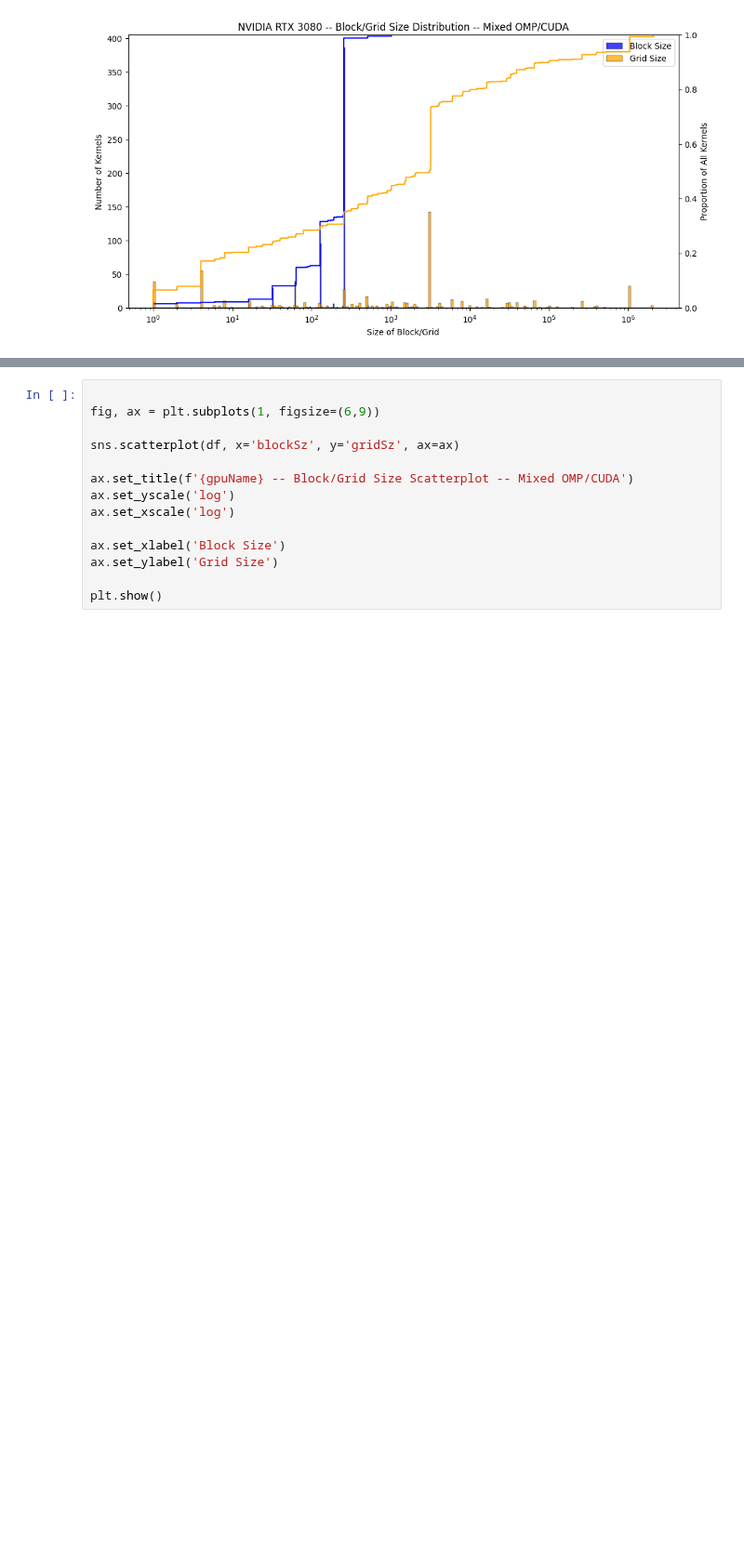
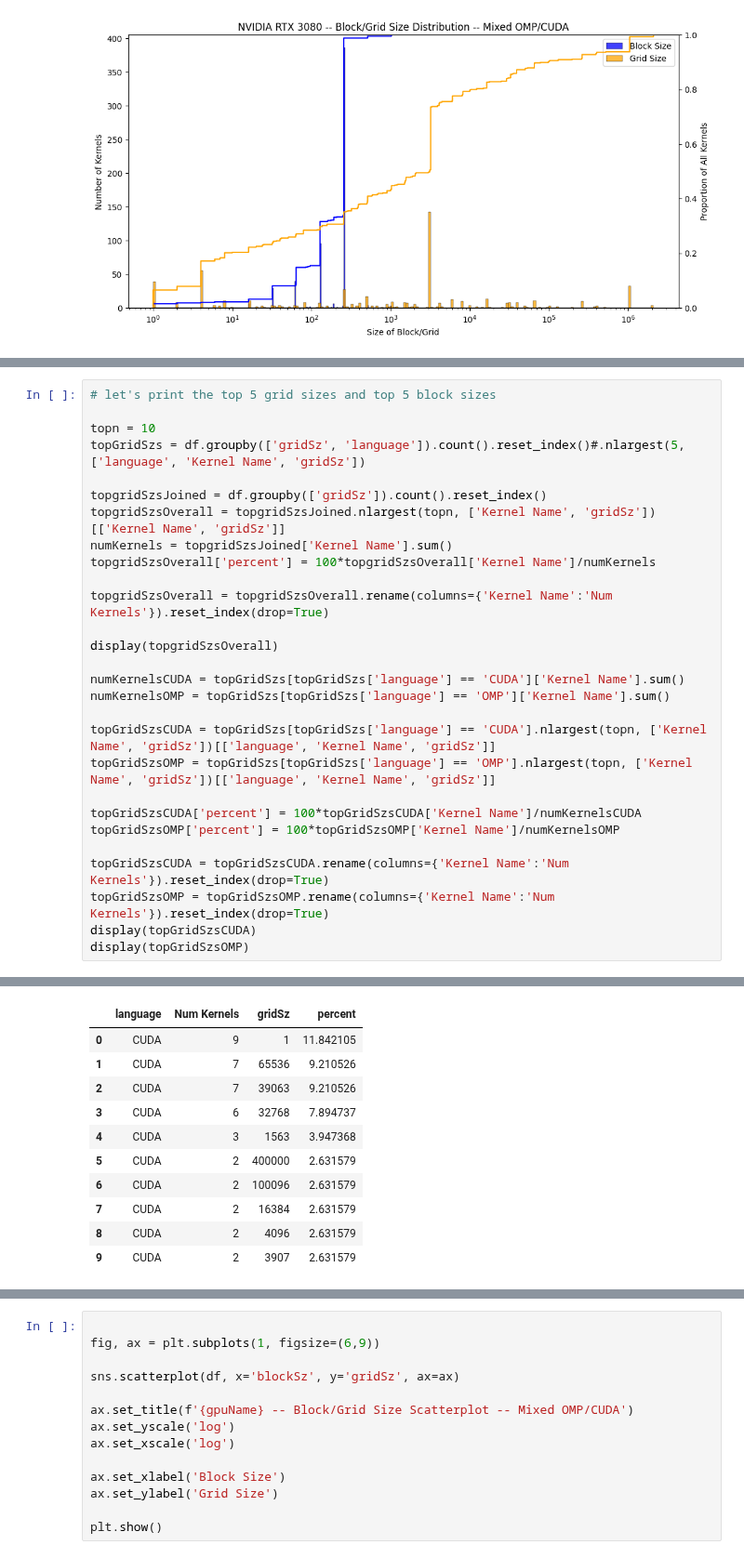
Before and after one commit to Scientific-Computing-Lab/ParallelCodeEstimation, a Jupyter notebook: analysis/visualizeGatheredData-withLaunchData.ipynb, the cells around one changed output, grey strips where cells are left out. Shown at 93% size. Drawn from its saved outputs; the diff is of its cells as text; blank space fills up the shorter version.

```diff
--- a/analysis/visualizeGatheredData-withLaunchData.ipynb
+++ b/analysis/visualizeGatheredData-withLaunchData.ipynb
@@ -496,0 +581,29 @@ plt.show()
+# %%
+# let's print the top 5 grid sizes and top 5 block sizes
+
+topn = 10
+topGridSzs = df.groupby(['gridSz', 'language']).count().reset_index()#.nlargest(5, ['language', 'Kernel Name', 'gridSz'])
+
+topgridSzsJoined = df.groupby(['gridSz']).count().reset_index()
+topgridSzsOverall = topgridSzsJoined.nlargest(topn, ['Kernel Name', 'gridSz'])[['Kernel Name', 'gridSz']]
+numKernels = topgridSzsJoined['Kernel Name'].sum()
+topgridSzsOverall['percent'] = 100*topgridSzsOverall['Kernel Name']/numKernels
+
+topgridSzsOverall = topgridSzsOverall.rename(columns={'Kernel Name':'Num Kernels'}).reset_index(drop=True)
+
+display(topgridSzsOverall)
+
+numKernelsCUDA = topGridSzs[topGridSzs['language'] == 'CUDA']['Kernel Name'].sum()
+numKernelsOMP = topGridSzs[topGridSzs['language'] == 'OMP']['Kernel Name'].sum()
+
+topGridSzsCUDA = topGridSzs[topGridSzs['language'] == 'CUDA'].nlargest(topn, ['Kernel Name', 'gridSz'])[['language', 'Kernel Name', 'gridSz']]
+topGridSzsOMP = topGridSzs[topGridSzs['language'] == 'OMP'].nlargest(topn, ['Kernel Name', 'gridSz'])[['language', 'Kernel Name', 'gridSz']]
+
+topGridSzsCUDA['percent'] = 100*topGridSzsCUDA['Kernel Name']/numKernelsCUDA
+topGridSzsOMP['percent'] = 100*topGridSzsOMP['Kernel Name']/numKernelsOMP
+
+topGridSzsCUDA = topGridSzsCUDA.rename(columns={'Kernel Name':'Num Kernels'}).reset_index(drop=True)
+topGridSzsOMP = topGridSzsOMP.rename(columns={'Kernel Name':'Num Kernels'}).reset_index(drop=True)
+display(topGridSzsCUDA)
+display(topGridSzsOMP)
+# %% [output]
@@ -496,0 +621,11 @@ plt.show()
+|  | language | Num Kernels | gridSz | percent |
+| 0 | CUDA | 9 | 1 | 11.842105 |
+| 1 | CUDA | 7 | 65536 | 9.210526 |
+| 2 | CUDA | 7 | 39063 | 9.210526 |
+| 3 | CUDA | 6 | 32768 | 7.894737 |
+| 4 | CUDA | 3 | 1563 | 3.947368 |
+| 5 | CUDA | 2 | 400000 | 2.631579 |
+| 6 | CUDA | 2 | 100096 | 2.631579 |
+| 7 | CUDA | 2 | 16384 | 2.631579 |
+| 8 | CUDA | 2 | 4096 | 2.631579 |
+| 9 | CUDA | 2 | 3907 | 2.631579 |
```
Also changed, not shown: parts of 4 cells of this notebook.
